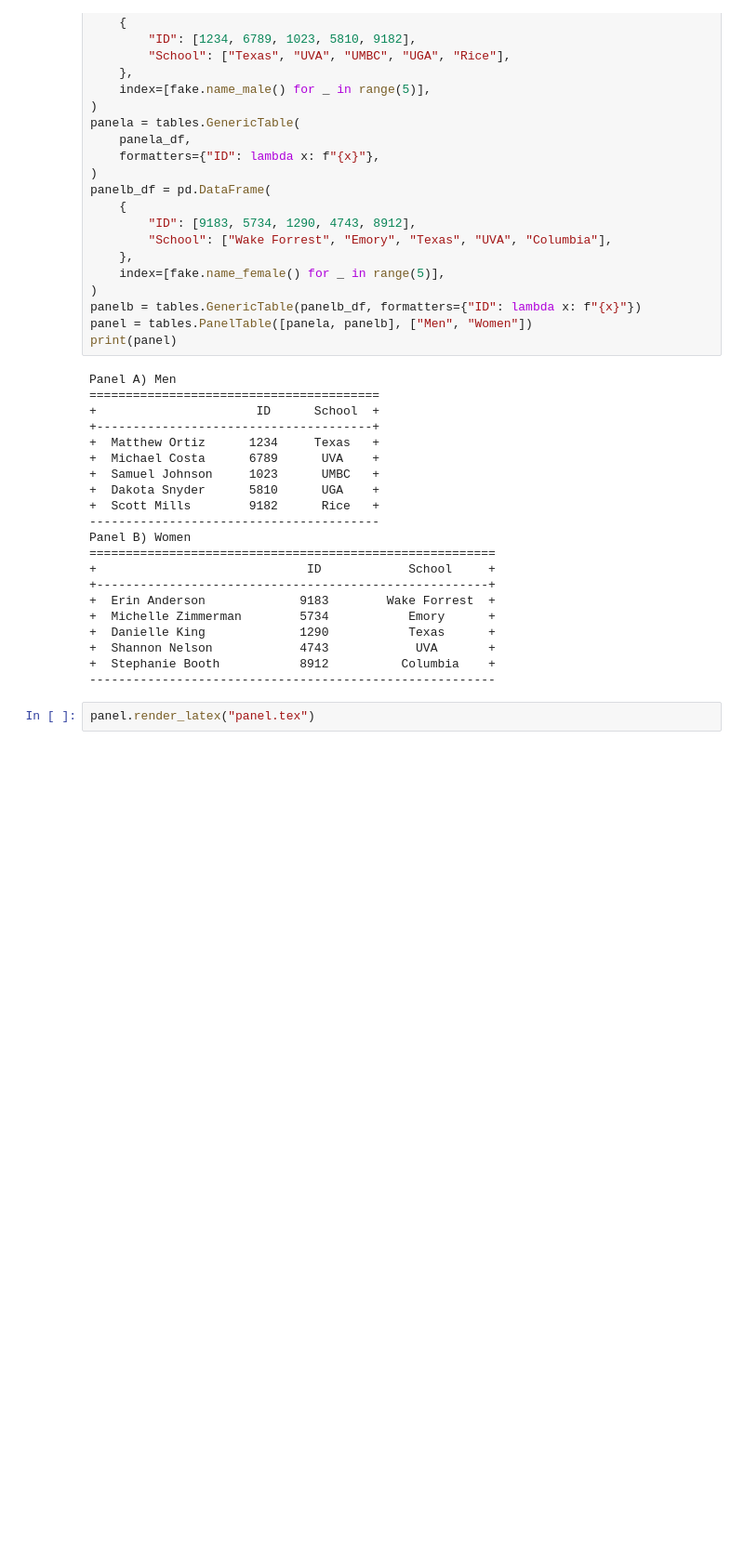
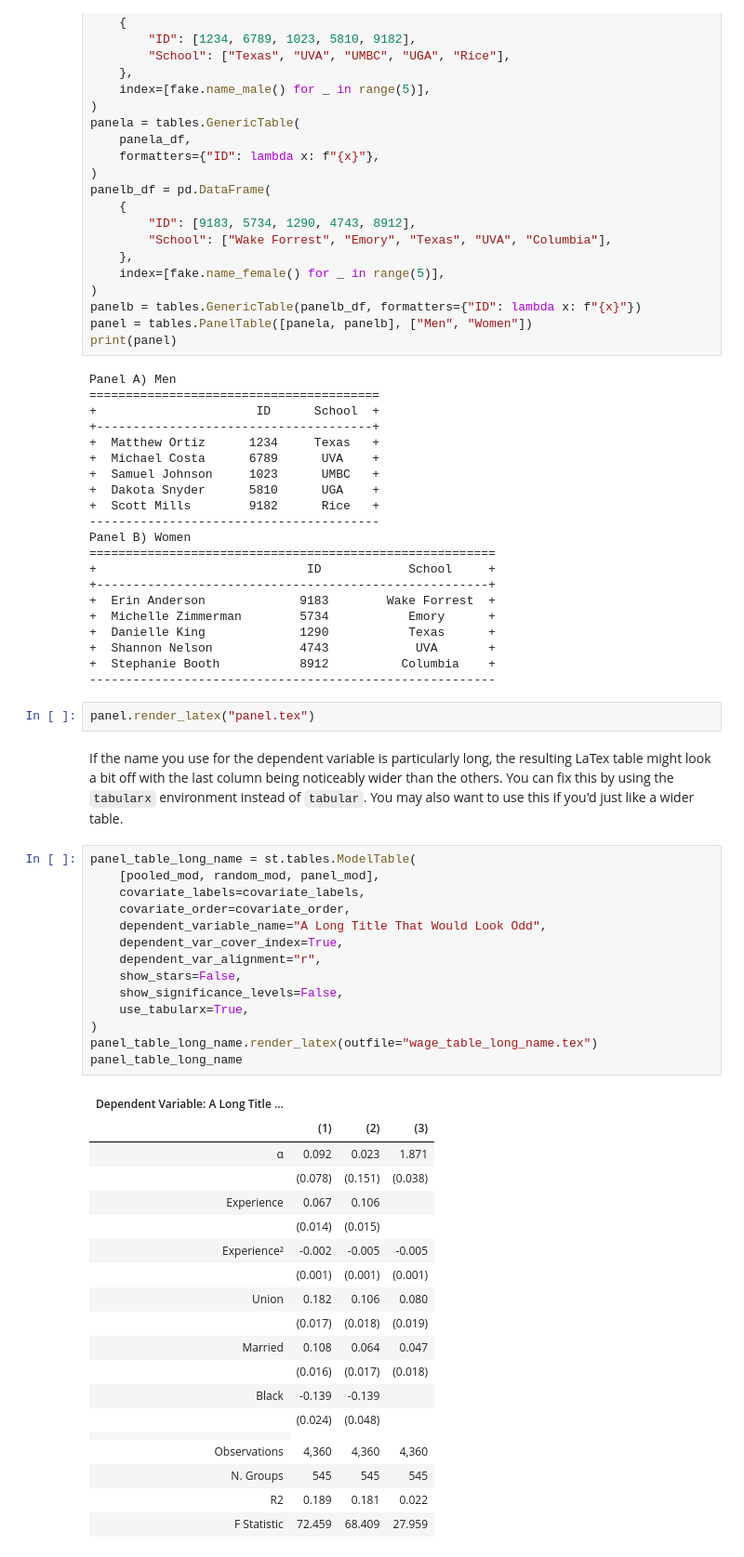
Before and after one commit to andersonfrailey/statstables, a Jupyter notebook: samplenotebook.ipynb, the cells around one changed output. Shown: that part at 93% size. Cells and saved outputs as stored; diff of their text form; blank space fills up the shorter version.

Commit message:
Add tabularx and other parameter options

```diff
--- a/samplenotebook.ipynb
+++ b/samplenotebook.ipynb
@@ -695,3 +693,39 @@ Panel B) Women
 --------------------------------------------------------
 # %%
 panel.render_latex("panel.tex")
+# %% [markdown]
+If the name you use for the dependent variable is particularly long, the resulting LaTex table might look a bit off with the last column being noticeably wider than the others. You can fix this by using the `tabularx` environment instead of `tabular`. You may also want to use this if you'd just like a wider table.
+# %%
+panel_table_long_name = st.tables.ModelTable(
+    [pooled_mod, random_mod, panel_mod],
+    covariate_labels=covariate_labels,
+    covariate_order=covariate_order,
+    dependent_variable_name="A Long Title That Would Look Odd",
+    dependent_var_cover_index=True,
+    dependent_var_alignment="r",
+    show_stars=False,
+    show_significance_levels=False,
+    use_tabularx=True,
+)
+panel_table_long_name.render_latex(outfile="wage_table_long_name.tex")
+panel_table_long_name
+# %% [output]
+| Dependent Variable: A Long Title ... |  |  |  |
+|  | (1) | (2) | (3) |
+| α | 0.092 | 0.023 | 1.871 |
+|  | (0.078) | (0.151) | (0.038) |
+| Experience | 0.067 | 0.106 |  |
+|  | (0.014) | (0.015) |  |
+| Experience² | -0.002 | -0.005 | -0.005 |
+|  | (0.001) | (0.001) | (0.001) |
+| Union | 0.182 | 0.106 | 0.080 |
+|  | (0.017) | (0.018) | (0.019) |
+| Married | 0.108 | 0.064 | 0.047 |
+|  | (0.016) | (0.017) | (0.018) |
+| Black | -0.139 | -0.139 |  |
+|  | (0.024) | (0.048) |  |
+|  |
+| Observations | 4,360 | 4,360 | 4,360 |
+| N. Groups | 545 | 545 | 545 |
+| R2 | 0.189 | 0.181 | 0.022 |
+| F Statistic | 72.459 | 68.409 | 27.959 |
```
Also changed, not shown: parts of 6 cells of this notebook, 12 other files.
